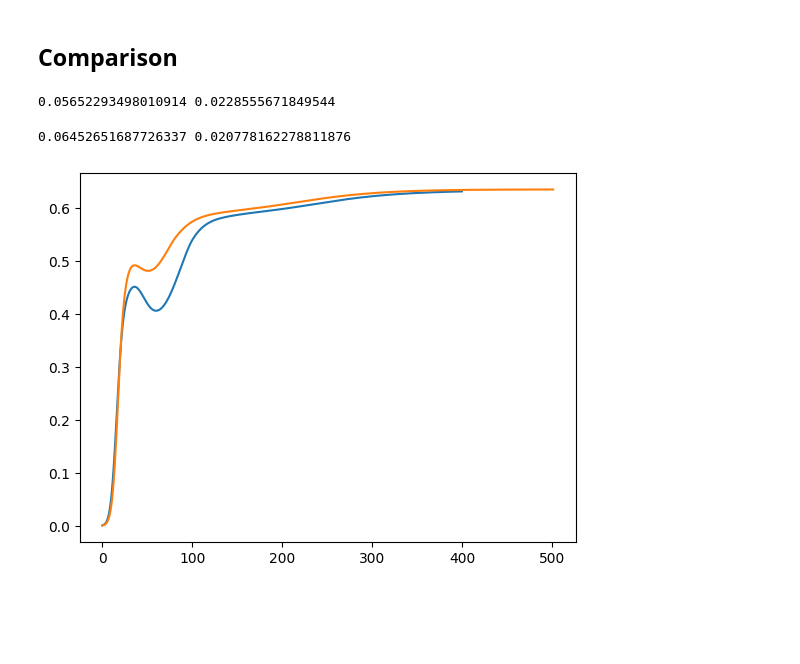
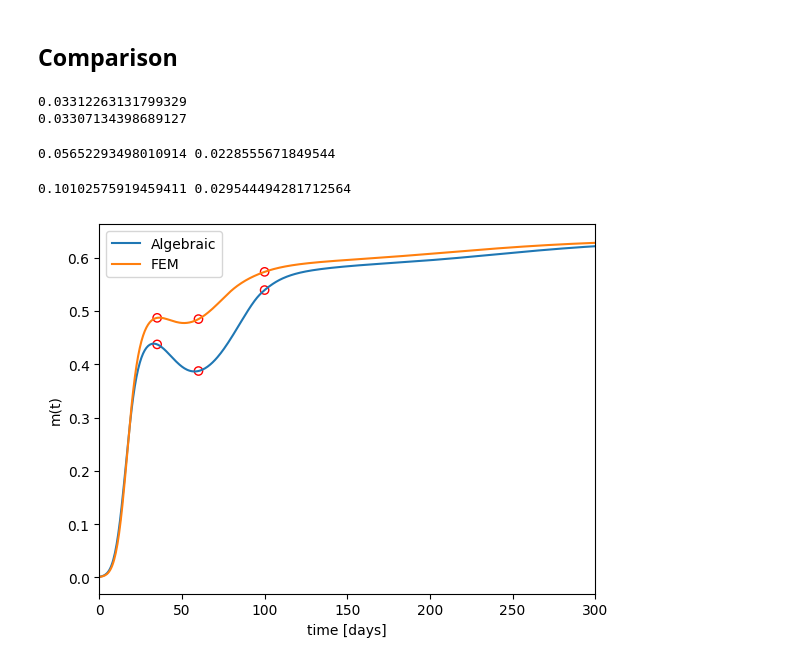
Before and after one commit to saragazzoni/Master_Thesis, a Jupyter notebook: Model2D/main.ipynb, the cells around one changed output. Drawn from its saved outputs; the diff is of its cells as text; code cells hidden in the pictures; blank space fills up the shorter version.

```diff
--- a/Model2D/main.ipynb
+++ b/Model2D/main.ipynb
@@ -179,18 +220,40 @@ for i in range(25,100):
+# %%
+i = 100
+print(c1[i])
+print(c2[i])
+# %% [output]
+0.03312263131799329
+0.03307134398689127
 # %%
 cdiff = np.array(c1)-np.array(c2)
 print(np.mean(cdiff),np.std(cdiff))
 # %% [output]
 0.05652293498010914 0.0228555671849544
 # %%
+path_sol1 = '../Model3D/solutions/test2D_ds0.005_dt0.5_T400_Km0.005'
+path_sol2 = 'solutions/m01e-3_T300_mesh10'
 mass1 = np.load(path_sol1 + '/mass.npy')
 time1 = np.arange(0,400,0.5)
 mass2 = np.load(path_sol2 + '/mass.npy')
-time2 = np.arange(0,501,0.1)
+time2 = np.arange(0,300,0.5)
 plt.plot(time1,mass1)
 plt.plot(time2,mass2)
+plt.xlim([0,300])
+plt.xlabel('time [days]')
+plt.ylabel('m(t)')
+plt.legend(['Algebraic','FEM'])
+xpoints = [35,35,60,60,100,100]
+ypoints = [mass1[70],mass2[70],mass1[120],mass2[120],mass1[200],mass2[200]]
+plt.scatter(xpoints,ypoints,color='r',facecolors='none')
+
 # print(mass1[50:200])
-x = np.arange(250,1000,5)
-print(np.mean(mass2[x] - mass1[50:200]),np.std(mass2[x] - mass1[50:200]))
+# x = np.arange(250,1000,5)
+# print(np.mean(mass2[x] - mass1[50:200]),np.std(mass2[x] - mass1[50:200]))
+mass_alg = mass1[0:600]
+mass_fem = mass2
+
+diff = mass_fem - mass_alg
+print(np.max(diff),np.std(diff))
 # %% [output]
-0.06452651687726337 0.020778162278811876
+0.10102575919459411 0.029544494281712564
-[figure, old version]
+[figure, new version]
```
Also changed, not shown: parts of 10 cells of this notebook, 8 other files.
